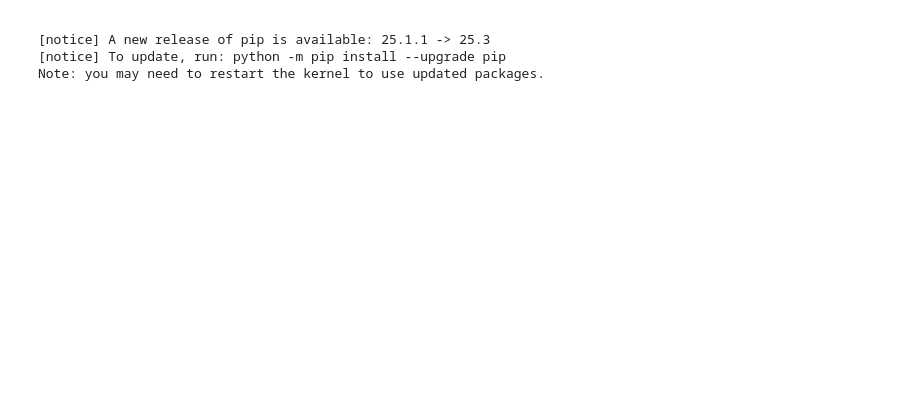
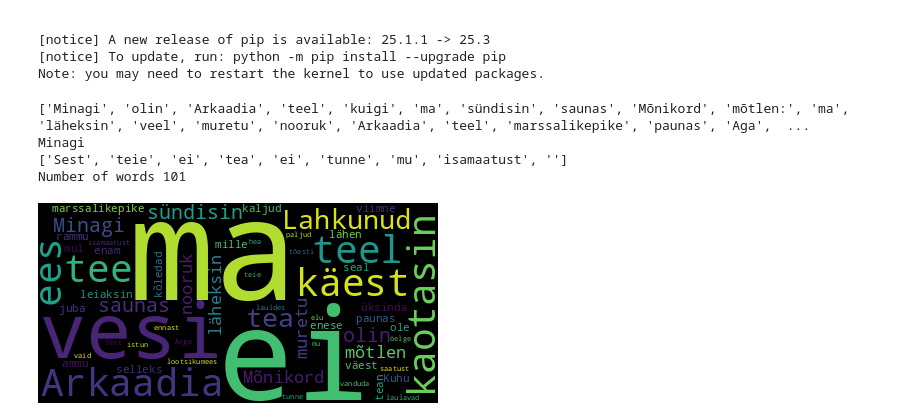
Before and after one commit to taisiia-blip/dt-2025-data-visualisation, a Jupyter notebook: class_work/assignment/hwweek11.ipynb, the cells around one changed output. Drawn from its saved outputs; the diff is of its cells as text; code cells hidden in the pictures; blank space fills up the shorter version.

```diff
--- a/class_work/assignment/hwweek11.ipynb
+++ b/class_work/assignment/hwweek11.ipynb
@@ -18,6 +18,29 @@ Requirement already satisfied: six>=1.5 in /home/codespace/.local/lib/python3.12
 [notice] To update, run: python -m pip install --upgrade pip
 Note: you may need to restart the kernel to use updated packages.
 # %%
-from wordcloud import WordCloud
+
 import urllib.request
-luuletus = urllib.request.urlopen("")
+luuletus = urllib.request.urlopen("https://raw.githubusercontent.com/taisiia-blip/dt-2025-data-visualisation/refs/heads/codespace-jubilant-orbit-gr97595599x39g76/class_work/assignment/karlristikivi.txt").read().decode("utf-8") # reads and decodes the text in a readable format for python
+# trying out something new: to clean up the text i will use the regular expressions like in notebook++, but in python. I found this out when consulting with AI about the ways to remove the newlines
+import re # makes it possible to use a reg expression
+
+clean = luuletus.replace("\n", " ") # replaces the newlines with blank spaces
+words = re.split(r"[ ,\.]+", clean) # takes the clean text and splits it into separate word, by comma and period.
+#the +´indicates that there are more than 1 separator. # r means that the backslashes stay literal, not interpreted as code
+print(words)
+print(words[0]) # prints the first word
+print(words[-9:]) # prints the last 9 words of the poem
+print("Number of words", len(words)) # prints the total number of words
+# %% [output]
+['Minagi', 'olin', 'Arkaadia', 'teel', 'kuigi', 'ma', 'sündisin', 'saunas', 'Mõnikord', 'mõtlen:', 'ma', 'läheksin', 'veel', 'muretu', 'nooruk', 'Arkaadia', 'teel', 'marssalikepike', 'paunas', 'Aga',  ...
+Minagi
+['Sest', 'teie', 'ei', 'tea', 'ei', 'tunne', 'mu', 'isamaatust', '']
+Number of words 101
+# %%
+from wordcloud import WordCloud
+import urllib.request
+luuletus = urllib.request.urlopen("https://raw.githubusercontent.com/taisiia-blip/dt-2025-data-visualisation/refs/heads/codespace-jubilant-orbit-gr97595599x39g76/class_work/assignment/karlristikivi.txt").read().decode("utf-8")
+luuletus[:101]
+WordCloud(stopwords=["ja", "et", "on", "aga", "nõnda", "või", "nii", "veel", "kui", "kuigi", "ka", "nagu"]).generate_from_text(luuletus).to_image() # generates an image omitting some words
+# %% [output]
+[figure, added]
```
Also changed, not shown: parts of 2 cells of this notebook.
